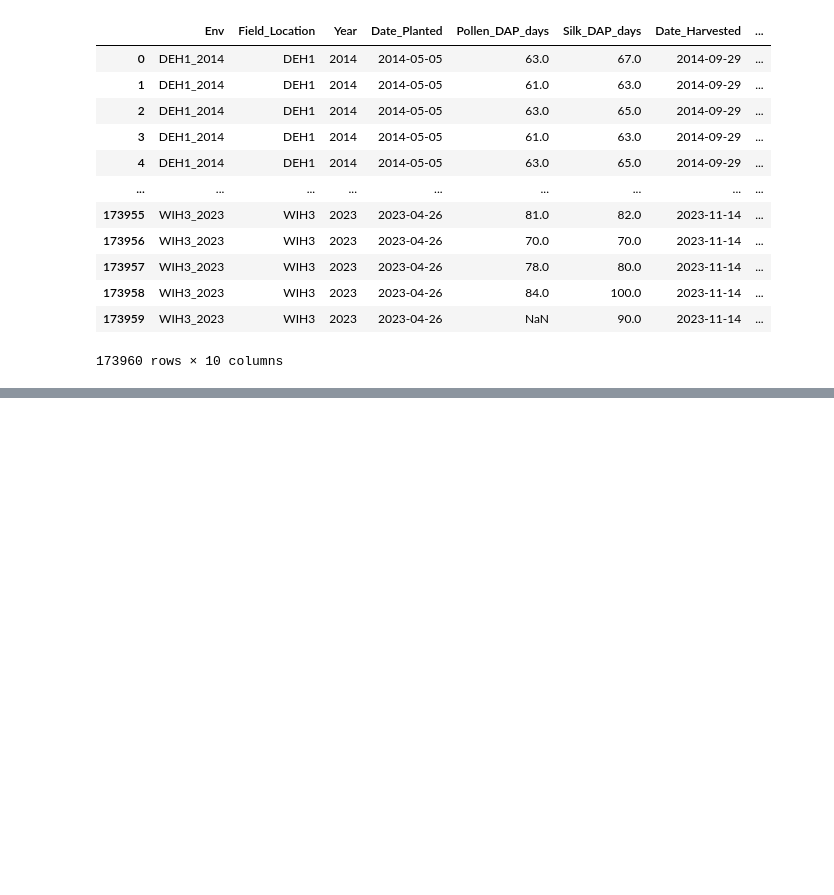
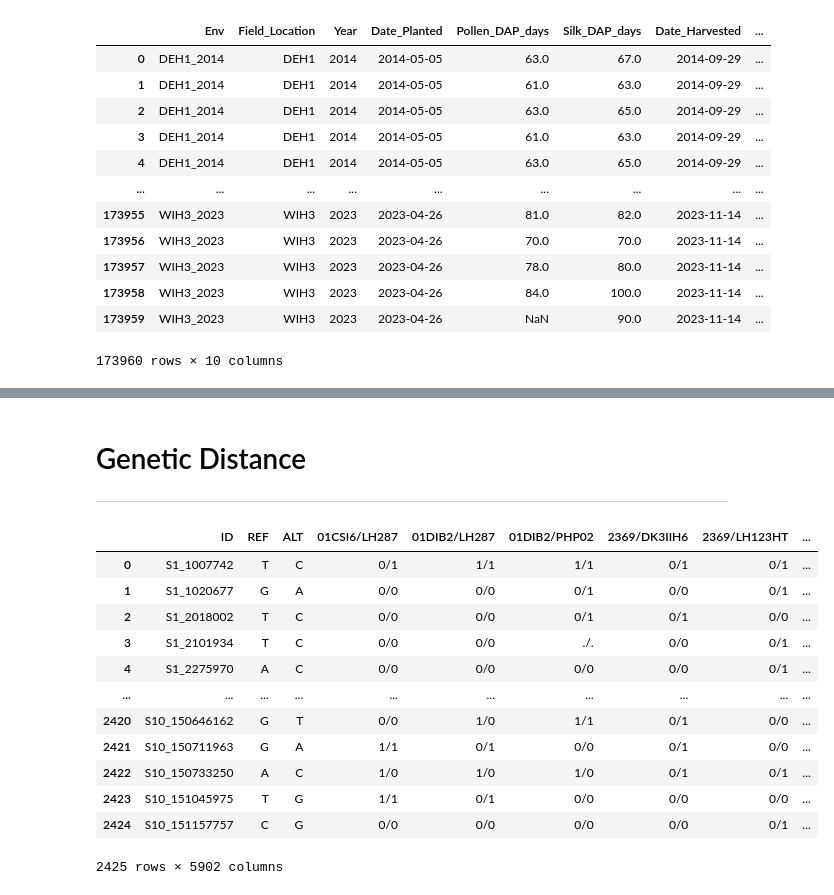
Before and after one commit to irischow403/UIUCDigitalHand, a Jupyter notebook: data_cleaning/janitor.ipynb, the cells around one changed output, grey strips where cells are left out. Cells and saved outputs as stored; diff of their text form; code cells hidden in the pictures; blank space fills up the shorter version.

```diff
--- a/data_cleaning/janitor.ipynb
+++ b/data_cleaning/janitor.ipynb
@@ -187,0 +286,21 @@ et_input
+# %% [markdown]
+# Genetic Distance
+---
+# %%
+genetic_df = read_vcf('training_data/genotypes.vcf')
+genetic_df = genetic_df[[col for col in genetic_df.columns if col not in ('#CHROM', 'POS', 'QUAL', 'FILTER', 'INFO', 'FORMAT')]]
+genetic_df
+# %% [output]
+|  | ID | REF | ALT | 01CSI6/LH287 | 01DIB2/LH287 | 01DIB2/PHP02 | 2369/DK3IIH6 | 2369/LH123HT | ... |
+| 0 | S1_1007742 | T | C | 0/1 | 1/1 | 1/1 | 0/1 | 0/1 | ... |
+| 1 | S1_1020677 | G | A | 0/0 | 0/0 | 0/1 | 0/0 | 0/1 | ... |
+| 2 | S1_2018002 | T | C | 0/0 | 0/0 | 0/1 | 0/1 | 0/0 | ... |
+| 3 | S1_2101934 | T | C | 0/0 | 0/0 | ./. | 0/0 | 0/1 | ... |
+| 4 | S1_2275970 | A | C | 0/0 | 0/0 | 0/0 | 0/0 | 0/1 | ... |
+| ... | ... | ... | ... | ... | ... | ... | ... | ... | ... |
+| 2420 | S10_150646162 | G | T | 0/0 | 1/0 | 1/1 | 0/1 | 0/0 | ... |
+| 2421 | S10_150711963 | G | A | 1/1 | 0/1 | 0/0 | 0/1 | 0/0 | ... |
+| 2422 | S10_150733250 | A | C | 1/0 | 1/0 | 1/0 | 0/1 | 0/1 | ... |
+| 2423 | S10_151045975 | T | G | 1/1 | 0/1 | 0/0 | 0/0 | 0/0 | ... |
+| 2424 | S10_151157757 | C | G | 0/0 | 0/0 | 0/0 | 0/0 | 0/1 | ... |
+2425 rows × 5902 columns
```
Also changed, not shown: parts of 13 cells of this notebook, 5 other files.
